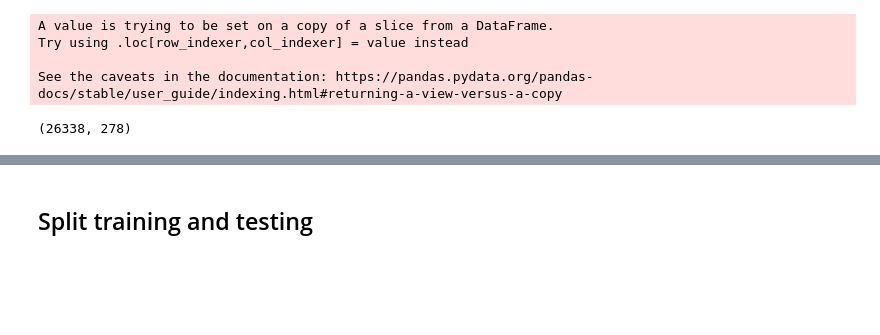
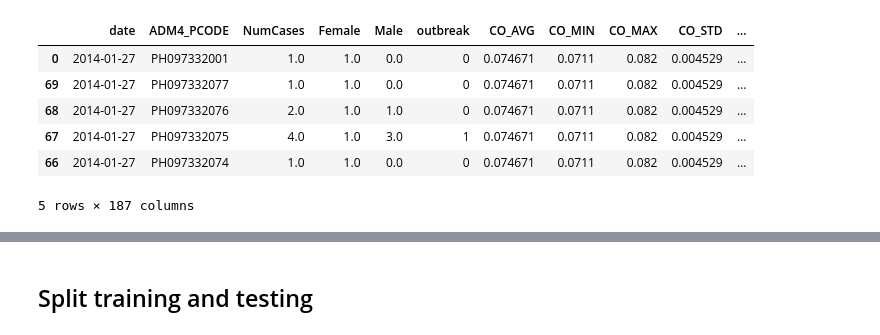
Before and after one commit to thinkingmachines/project-cchain, a Jupyter notebook: notebooks/baseline-model/04-select-rf-models.ipynb, the cells around one changed output, grey strips where cells are left out. Drawn from its saved outputs; the diff is of its cells as text; code cells hidden in the pictures; blank space fills up the shorter version.

```diff
--- a/notebooks/baseline-model/03-test-rf-models.ipynb
+++ b/notebooks/baseline-model/04-select-rf-models.ipynb
@@ -149,40 +48,12 @@ filtered_linked_df
-# %%
-# remove rows that have no climate match
-filtered_linked_df = filtered_linked_df.dropna(
-    subset=[
-        "NDVI_AVG",
-        "NDVI_MIN",
-        "NDVI_MAX",
-        "PNP_AVG",
-        "PNP_MIN",
-        "PNP_MAX",
-        "PNP_STD",
-        "PR_AVG",
-        "PR_MIN",
-        "PR_MAX",
-        "PR_STD",
-        "SPI3_AVG",
-        "SPI3_MIN",
-        "SPI3_MAX",
-        "SPI3_STD",
-        "SPI6_AVG",
-        "SPI6_MIN",
-        "SPI6_MAX",
-        "SPI6_STD",
-    ]
-)
-ntl_features = [
-    "avg_rad_min",
-    "avg_rad_max",
-    "avg_rad_mean",
-    "avg_rad_std",
-    "avg_rad_median",
-]
-filtered_linked_df[ntl_features] = filtered_linked_df[ntl_features].fillna(0)
-filtered_linked_df.shape
-# %% [output]
-A value is trying to be set on a copy of a slice from a DataFrame.
-Try using .loc[row_indexer,col_indexer] = value instead
-
-See the caveats in the documentation: https://pandas.pydata.org/pandas-docs/stable/user_guide/indexing.html#returning-a-view-versus-a-copy
-(26338, 278)
+# %%
+filtered_linked_df["date"] = pd.to_datetime(filtered_linked_df["date"])
+filtered_linked_df = filtered_linked_df.sort_values(by=["date"])
+filtered_linked_df.head()
+# %% [output]
+|  | date | ADM4_PCODE | NumCases | Female | Male | outbreak | CO_AVG | CO_MIN | CO_MAX | CO_STD | ... |
+| 0 | 2014-01-27 | PH097332001 | 1.0 | 1.0 | 0.0 | 0 | 0.074671 | 0.0711 | 0.082 | 0.004529 | ... |
+| 69 | 2014-01-27 | PH097332077 | 1.0 | 1.0 | 0.0 | 0 | 0.074671 | 0.0711 | 0.082 | 0.004529 | ... |
+| 68 | 2014-01-27 | PH097332076 | 2.0 | 1.0 | 1.0 | 0 | 0.074671 | 0.0711 | 0.082 | 0.004529 | ... |
+| 67 | 2014-01-27 | PH097332075 | 4.0 | 1.0 | 3.0 | 1 | 0.074671 | 0.0711 | 0.082 | 0.004529 | ... |
+| 66 | 2014-01-27 | PH097332074 | 1.0 | 1.0 | 0.0 | 0 | 0.074671 | 0.0711 | 0.082 | 0.004529 | ... |
+5 rows × 187 columns
```
Also changed, not shown: parts of 54 cells of this notebook, 2 other files.
